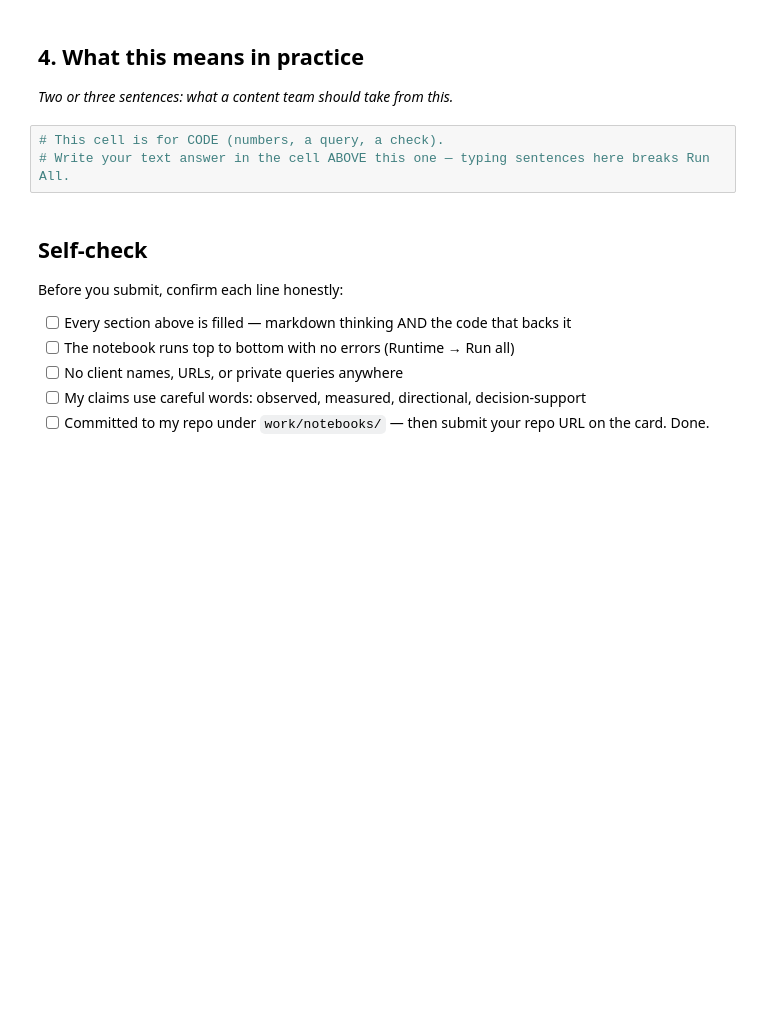
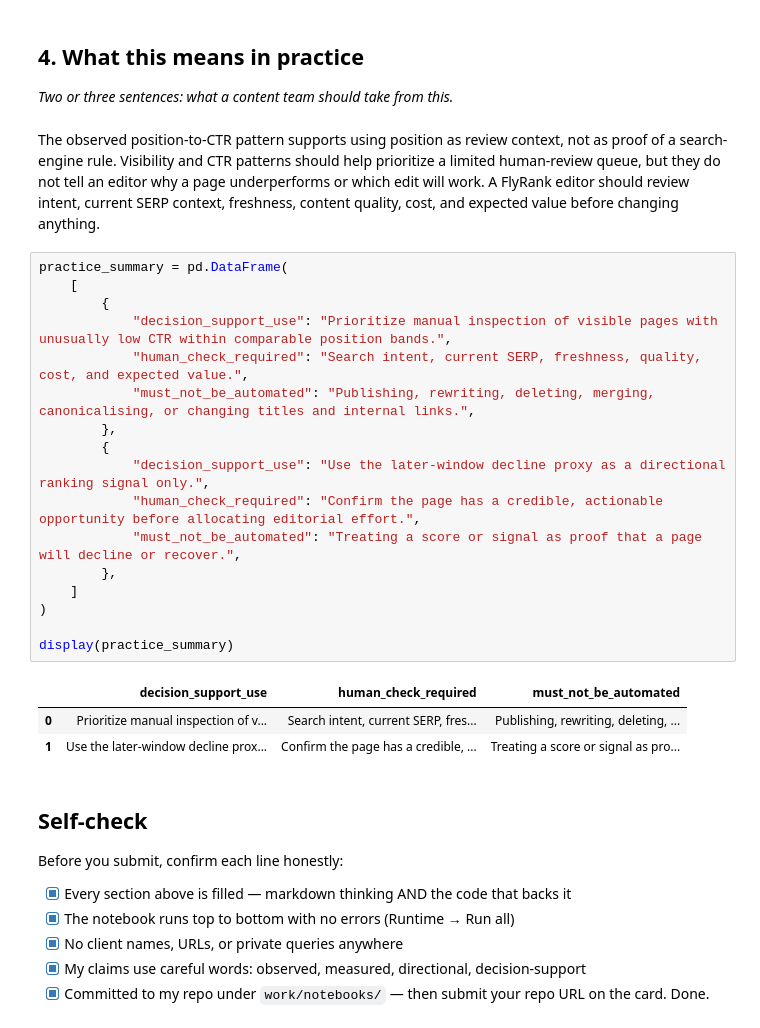
Before and after one commit to Ezgicode/FlyRAnk-AI, a Jupyter notebook: work/notebooks/w04_signal_audit.ipynb, the cells around one changed output. Cells and saved outputs as stored; diff of their text form; blank space fills up the shorter version.

```diff
--- a/work/notebooks/w04_signal_audit.ipynb
+++ b/work/notebooks/w04_signal_audit.ipynb
@@ -33,16 +389,36 @@ This skeleton is yours to fill. Work the sections **in order** — each one has
 ## 4. What this means in practice
 
 *Two or three sentences: what a content team should take from this.*
-# %%
-# This cell is for CODE (numbers, a query, a check).
-# Write your text answer in the cell ABOVE this one — typing sentences here breaks Run All.
+# %% [markdown]
+The observed position-to-CTR pattern supports using position as review context, not as proof of a search-engine rule. Visibility and CTR patterns should help prioritize a limited human-review queue, but they do not tell an editor why a page underperforms or which edit will work. A FlyRank editor should review intent, current SERP context, freshness, content quality, cost, and expected value before changing anything.
+# %%
+practice_summary = pd.DataFrame(
+    [
+        {
+            "decision_support_use": "Prioritize manual inspection of visible pages with unusually low CTR within comparable position bands.",
+            "human_check_required": "Search intent, current SERP, freshness, quality, cost, and expected value.",
+            "must_not_be_automated": "Publishing, rewriting, deleting, merging, canonicalising, or changing titles and internal links.",
+        },
+        {
+            "decision_support_use": "Use the later-window decline proxy as a directional ranking signal only.",
+            "human_check_required": "Confirm the page has a credible, actionable opportunity before allocating editorial effort.",
+            "must_not_be_automated": "Treating a score or signal as proof that a page will decline or recover.",
+        },
+    ]
+)
+
+display(practice_summary)
+# %% [output]
+|  | decision_support_use | human_check_required | must_not_be_automated |
+| 0 | Prioritize manual inspection of v... | Search intent, current SERP, fres... | Publishing, rewriting, deleting, ... |
+| 1 | Use the later-window decline prox... | Confirm the page has a credible, ... | Treating a score or signal as pro... |
 # %% [markdown]
 ## Self-check
 
 Before you submit, confirm each line honestly:
 
-- [ ] Every section above is filled — markdown thinking AND the code that backs it
-- [ ] The notebook runs top to bottom with no errors (Runtime → Run all)
-- [ ] No client names, URLs, or private queries anywhere
-- [ ] My claims use careful words: observed, measured, directional, decision-support
-- [ ] Committed to my repo under `work/notebooks/` — then submit your repo URL on the card. Done.
+- [x] Every section above is filled — markdown thinking AND the code that backs it
+- [x] The notebook runs top to bottom with no errors (Runtime → Run all)
+- [x] No client names, URLs, or private queries anywhere
+- [x] My claims use careful words: observed, measured, directional, decision-support
+- [x] Committed to my repo under `work/notebooks/` — then submit your repo URL on the card. Done.
```
Also changed, not shown: parts of 9 cells of this notebook.
